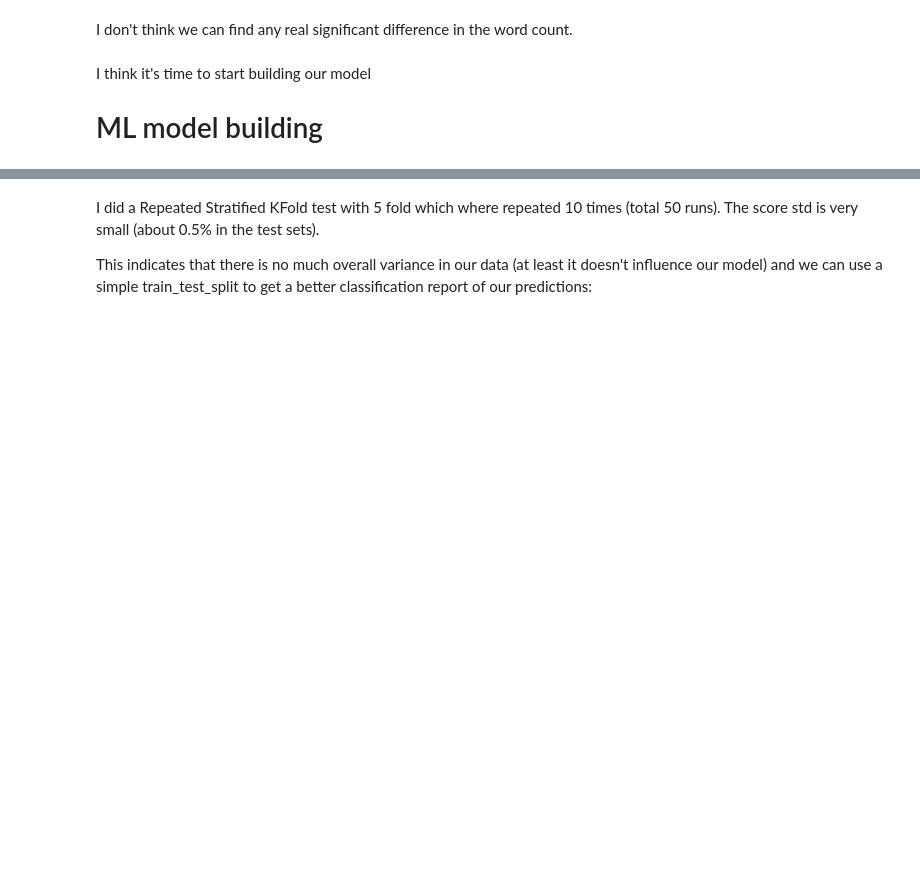
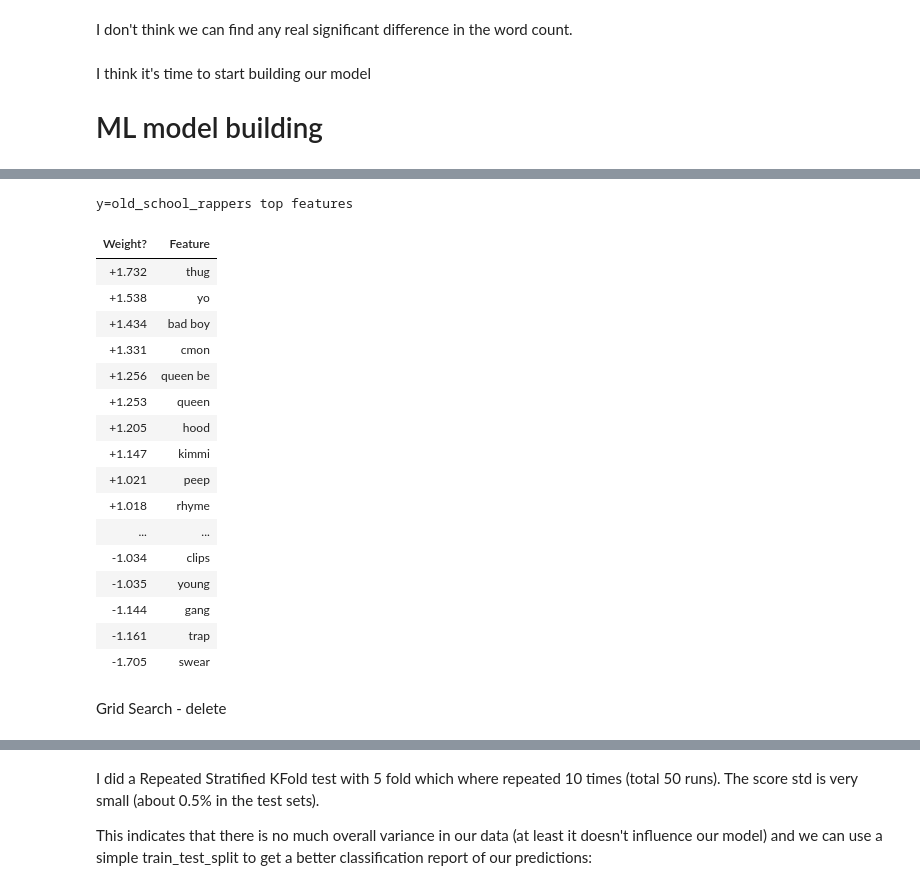
Before and after one commit to arielszabo/Old_n_New_School_Rap, a Jupyter notebook: Old_VS_New.ipynb, the cells around one changed output, grey strips where cells are left out. Saved outputs shown, nothing was run; the diff lists cells and outputs as text; code cells hidden in the pictures; blank space fills up the shorter version.

```diff
--- a/Old_VS_New.ipynb
+++ b/Old_VS_New.ipynb
@@ -373,3 +499,26 @@ from ariels_utils import MLTester
+# %%
+from nltk.stem import SnowballStemmer
+from sklearn.feature_extraction.text import TfidfVectorizer
+
+
+class StemmedVectorizer_analyzer(TfidfVectorizer):
+    def custom_stop_words(self):
+        artist_name_token = []
+        for name in set(data.artist.apply(lambda name: name.lower())):
+            artist_name_token += name.split()
+        artist_name_token
+
+
+        english_stop_words = set(stopwords.words("english"))
+        english_stop_words.update(artist_name_token)
+        english_stop_words.update(set(['aint', 'imma']))
+        return english_stop_words
+
+    def build_analyzer(self):
+        analyzer = super(StemmedVectorizer_analyzer, self).build_analyzer()
+        stemmer = SnowballStemmer("english")
+        stops = self.custom_stop_words()
+        return lambda doc: ([stemmer.stem(w) for w in analyzer(doc) if w not in english_stop_words])
 # %%
 X = clean_data['clean_lyrics']
 y = clean_data['rapper_type']
@@ -383,0 +527,18 @@ model = Pipeline(
+# %%
+model = Pipeline(
+        [
+#             ('clening', FunctionTransformer(clean_song_lyrics, validate=False)),
+#             ('vec', text.TfidfVectorizer(binary=True, stop_words=english_stop_words, max_df=0.4,
+#                                          min_df=0.001, ngram_range=(1, 2))),
+            ('vec', StemmedVectorizer_analyzer(binary=True, stop_words=english_stop_words, max_df=0.4,
+                                               min_df=0.001, ngram_range=(1, 2))),
+#             ('SVD',  TruncatedSVD(n_components=100, n_iter=7)),
+            ('minmax', MaxAbsScaler()),
+            ('SGD', SGDClassifier(loss='log', penalty='l2', alpha=0.0001, l1_ratio=0.3,
+                                  max_iter=1000, epsilon=0.1, n_jobs=-1,
+                                  learning_rate='optimal', eta0=0.0, power_t=0.0,
+                                  early_stopping=True, validation_fraction=0.15, n_iter_no_change=5))
+#             ('logreg', LogisticRegression(penalty='l1', dual=False, tol=0.0001, C=0.1, max_iter=100))
+#             ('svm', SVC(gamma=3, C=100))
+        ]
+    )
@@ -410,0 +573,25 @@ Fitting 5 folds for each of 72 candidates, totalling 360 fits
+# %%
+import eli5
+model.fit(X, y)
+eli5.show_weights(model)
+# %% [output]
+y=old_school_rappers top features
+| Weight? | Feature |
+| +1.732 | thug |
+| +1.538 | yo |
+| +1.434 | bad boy |
+| +1.331 | cmon |
+| +1.256 | queen be |
+| +1.253 | queen |
+| +1.205 | hood |
+| +1.147 | kimmi |
+| +1.021 | peep |
+| +1.018 | rhyme |
+| ... | ... |
+| -1.034 | clips |
+| -1.035 | young |
+| -1.144 | gang |
+| -1.161 | trap |
+| -1.705 | swear |
+# %% [markdown]
+Grid Search - delete
```
Also changed, not shown: parts of 33 cells of this notebook.
